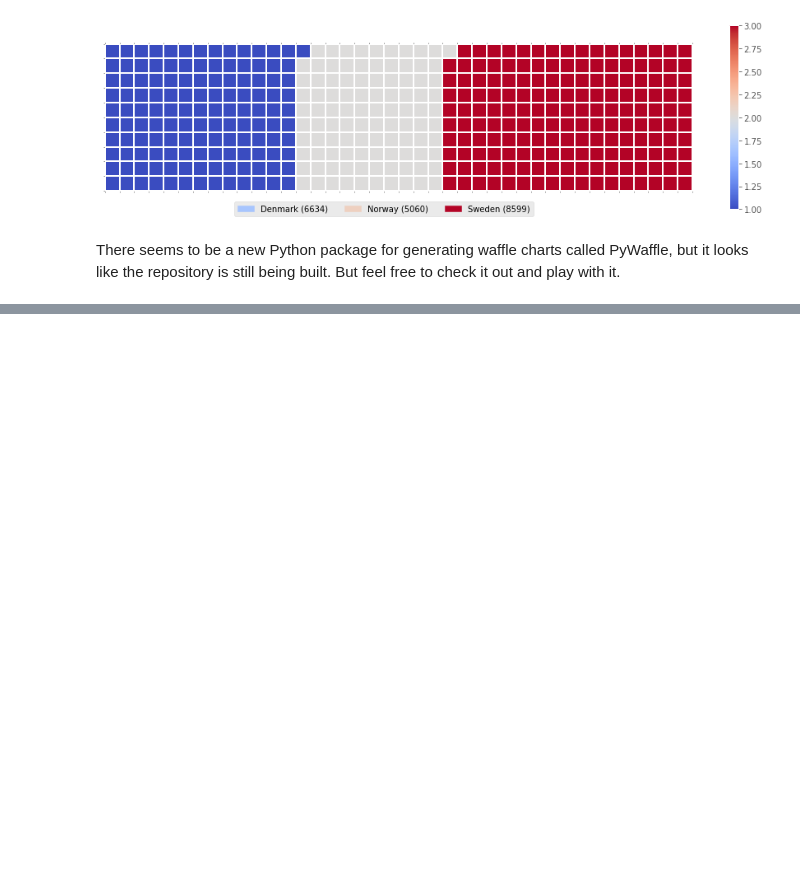
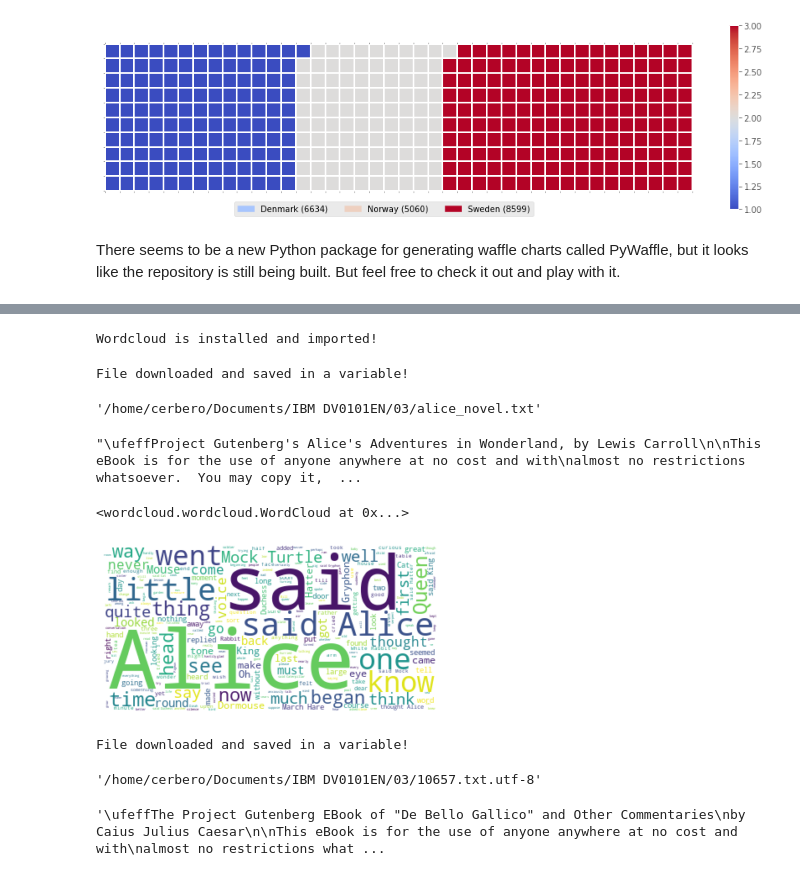
Before and after one commit to Gus-Viola/IBM-DV0101EN, a Jupyter notebook: 03 Module 3.ipynb, the cells around one changed output, grey strips where cells are left out. Drawn from its saved outputs; the diff is of its cells as text; code cells hidden in the pictures; blank space fills up the shorter version.

Commit message:
Word Cloud

```diff
--- a/03 Module 3.ipynb
+++ b/03 Module 3.ipynb
@@ -380,0 +396,55 @@ There seems to be a new Python package for generating waffle charts called PyWaf
+# %%
+# install wordcloud
+#!conda install -c conda-forge wordcloud==1.4.1 --yes
+# I installed it manually and this is unncessary
+
+# import package and its set of stopwords
+from wordcloud import WordCloud, STOPWORDS
+
+print ('Wordcloud is installed and imported!')
+# %% [output]
+Wordcloud is installed and imported!
+# %%
+# download file and save as alice_novel.txt
+!wget --quiet https://s3-api.us-geo.objectstorage.softlayer.net/cf-courses-data/CognitiveClass/DV0101EN/labs/Data_Files/alice_novel.txt
+
+
+# open the file and read it into a variable alice_novel
+alice_novel = open('alice_novel.txt', 'r').read()
+
+print ('File downloaded and saved in a variable!')
+# %% [output]
+File downloaded and saved in a variable!
+# %%
+import shutil
+
+shutil.copy('alice_novel.txt', ExportPath+'alice_novel.txt')
+# %% [output]
+'/home/cerbero/Documents/IBM DV0101EN/03/alice_novel.txt'
+# %%
+alice_novel[0:1000]
+# %% [output]
+"\ufeffProject Gutenberg's Alice's Adventures in Wonderland, by Lewis Carroll\n\nThis eBook is for the use of anyone anywhere at no cost and with\nalmost no restrictions whatsoever.  You may copy it,  ...
+# %%
+stopwords = set(STOPWORDS)
+# %%
+# instantiate a word cloud object
+alice_wc = WordCloud(
+    background_color='white',
+    max_words=2000,
+    stopwords=stopwords
+)
+
+# generate the word cloud
+alice_wc.generate(alice_novel)
+# %% [output]
+<wordcloud.wordcloud.WordCloud at 0x...>
+# %%
+# display the word cloud
+plt.imshow(alice_wc, interpolation='bilinear')
+plt.axis('off')
+
+plt.savefig(ExportPath+"Alice Word Cloud.png")
+plt.show()
+# %% [output]
+[figure, added]
@@ -380,0 +454,17 @@ There seems to be a new Python package for generating waffle charts called PyWaf
+# %%
+!wget --quiet http://www.gutenberg.org/ebooks/10657.txt.utf-8
+
+# open the file and read it into a variable alice_novel
+caesar_novel = open('10657.txt.utf-8', 'r').read()
+
+print ('File downloaded and saved in a variable!')
+# %% [output]
+File downloaded and saved in a variable!
+# %%
+shutil.copy('10657.txt.utf-8', ExportPath+'10657.txt.utf-8')
+# %% [output]
+'/home/cerbero/Documents/IBM DV0101EN/03/10657.txt.utf-8'
+# %%
+caesar_novel[0:1000]
+# %% [output]
+'\ufeffThe Project Gutenberg EBook of "De Bello Gallico" and Other Commentaries\nby Caius Julius Caesar\n\nThis eBook is for the use of anyone anywhere at no cost and with\nalmost no restrictions what ...
```
Also changed, not shown: parts of 22 cells of this notebook, 16 other files.
